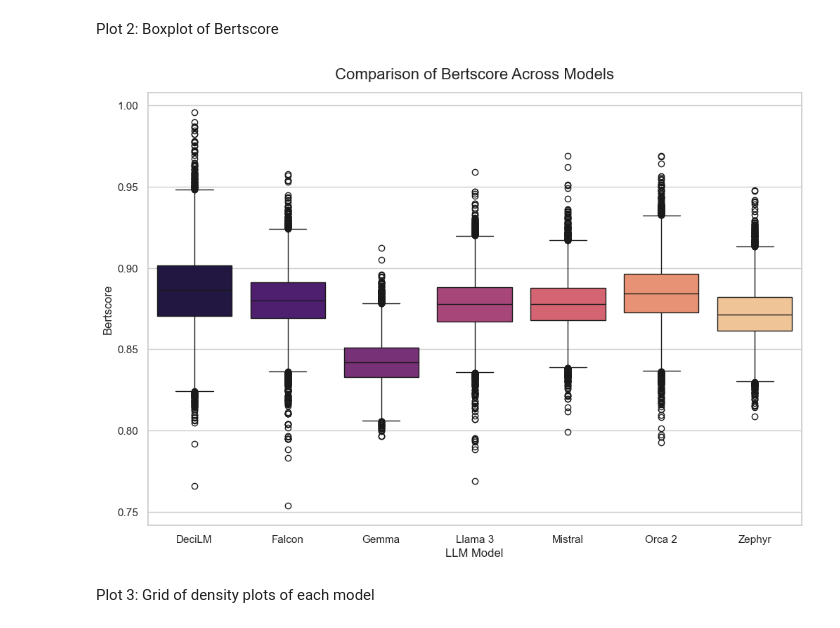
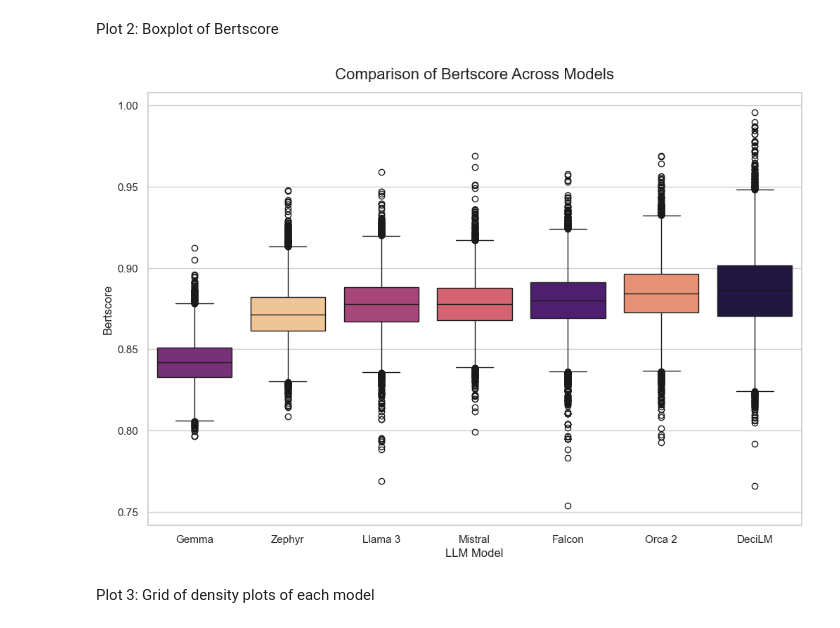
Before and after one commit to data-sci-capstone/copilot, a Jupyter notebook: Evaluation/summaries-evaluation.ipynb, the cells around one changed output. Drawn from its saved outputs; the diff is of its cells as text; code cells hidden in the pictures.

Commit message:
added more plots

```diff
--- a/Evaluation/summaries-evaluation.ipynb
+++ b/Evaluation/summaries-evaluation.ipynb
@@ -126,3 +117,6 @@ melted_bert_df.head()
 | 2 | DeciLM | 0.858903 |
 | 3 | DeciLM | 0.886675 |
 | 4 | DeciLM | 0.882187 |
+# %%
+order = melted_bert_df.groupby('LLM Model')['Bertscore'].median().sort_values().index
+order
@@ -144,12 +140,12 @@ Plot 2: Boxplot of Bertscore
 # %%
 plt.figure(figsize=(12, 8))
 sns.set_theme(style="whitegrid")
-sns.boxplot(x = "LLM Model", y = "Bertscore", data = melted_bert_df, palette='magma', hue="LLM Model")
+sns.boxplot(x = "LLM Model", y = "Bertscore", data = melted_bert_df, order=order, palette='magma', hue="LLM Model")
 plt.title('Comparison of Bertscore Across Models', fontsize=16, pad=14)
 plt.xlabel('LLM Model')
 plt.ylabel('Bertscore')
 plt.show()
 # %% [output]
-[figure, old version]
+[figure, new version]
 # %% [markdown]
 Plot 3: Grid of density plots of each model
```
Also changed, not shown: parts of 20 cells of this notebook, 2 other files.
